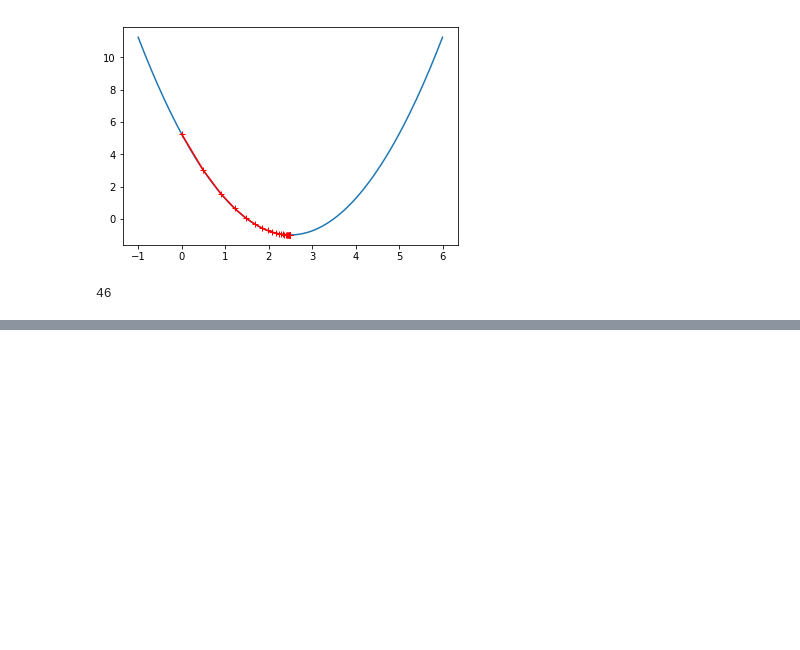
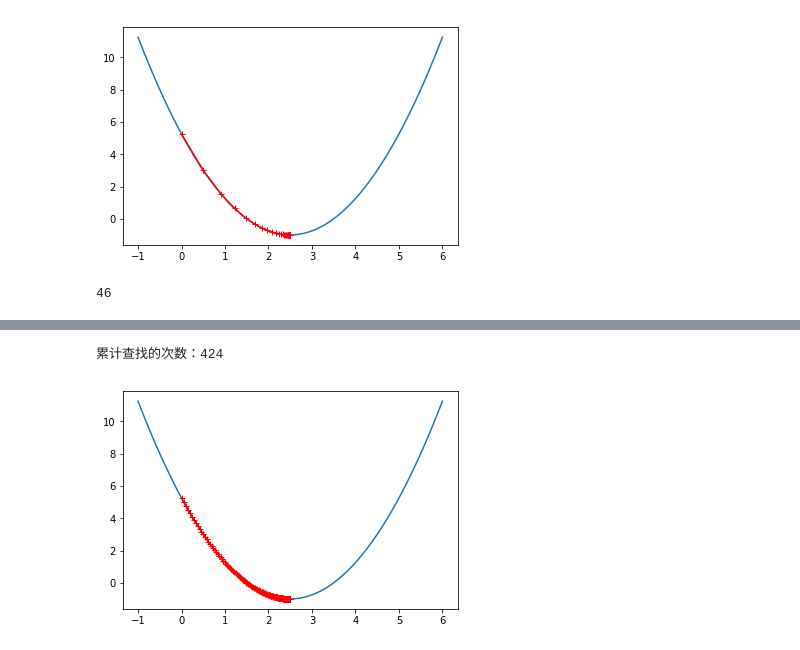
Before and after one commit to lsgwr/algorithms, a Jupyter notebook: Part5Improve/06-Gradient-Descent/02-Gradient-Descent-Simulation/02-Gradient-Descent-Simulation.ipynb, the cells around one changed output, grey strips where cells are left out. Drawn from its saved outputs; the diff is of its cells as text; code cells hidden in the pictures; blank space fills up the shorter version.

```diff
--- a/Part5Improve/06-Gradient-Descent/02-Gradient-Descent-Simulation/02-Gradient-Descent-Simulation.ipynb
+++ b/Part5Improve/06-Gradient-Descent/02-Gradient-Descent-Simulation/02-Gradient-Descent-Simulation.ipynb
@@ -85,0 +119,6 @@ len(theta_history) # 执行了6次，得到了导数为0的点
+# %%
+eta = 0.01 # 分别自己试试0.1、0.01、0.001；0.8、、
+gradient_descent(0.,eta)
+# %% [output]
+累计查找的次数：424
+[figure, added]
```
Also changed, not shown: parts of 14 cells of this notebook, 7 other files.
